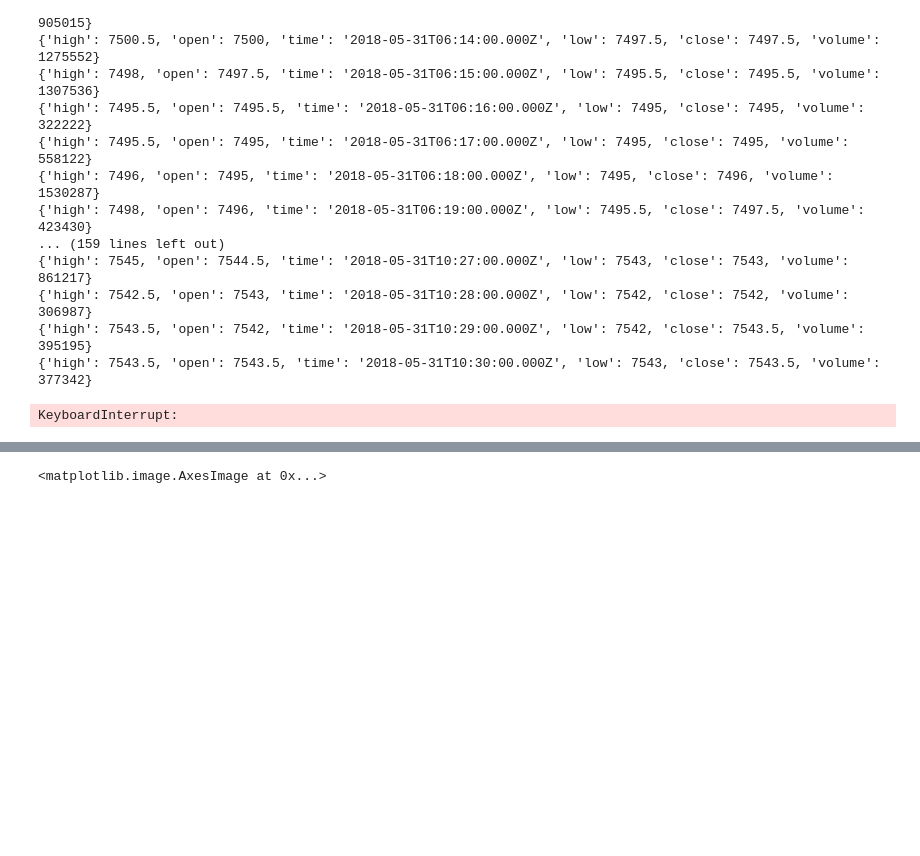
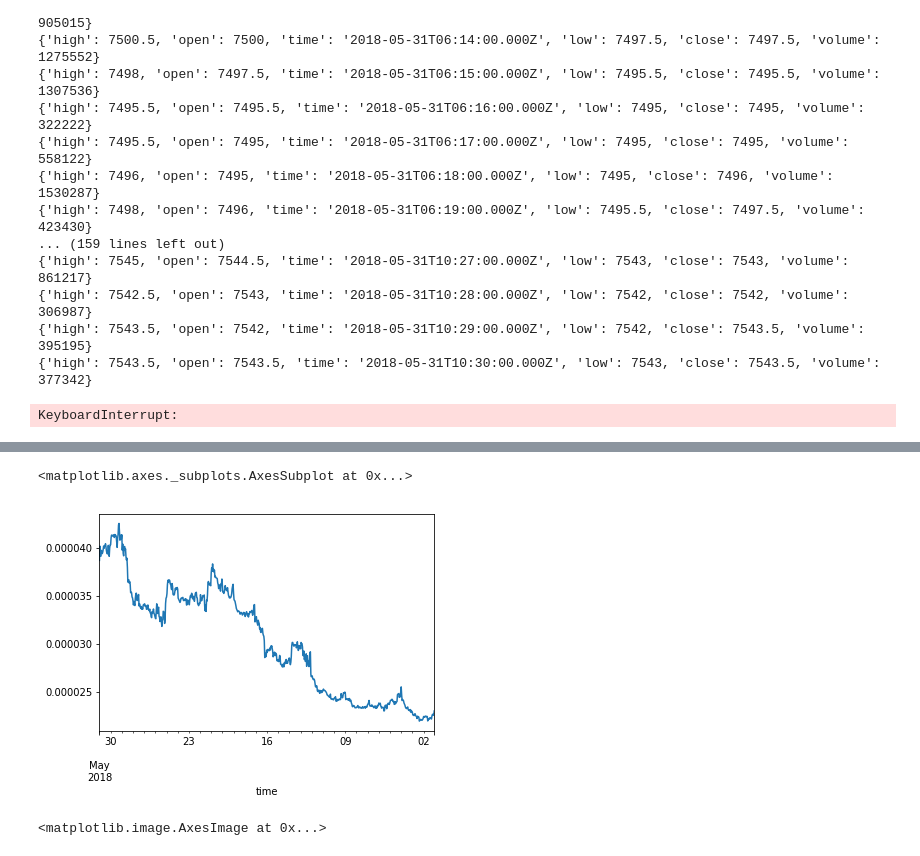
Before and after one commit to sakiyamajp/bitmex_market, a Jupyter notebook: test.ipynb, the cells around one changed output, grey strips where cells are left out. Drawn from its saved outputs; the diff is of its cells as text; code cells hidden in the pictures; blank space fills up the shorter version.

```diff
--- a/test.ipynb
+++ b/test.ipynb
@@ -140,3 +140,8 @@ all.tail()
+# %%
+all.ADAM18.plot()
+# %% [output]
+<matplotlib.axes._subplots.AxesSubplot at 0x...>
+[figure, added]
 # %%
 import matplotlib.pyplot as plt
 %matplotlib inline
```
Also changed, not shown: parts of 1 cell of this notebook.
